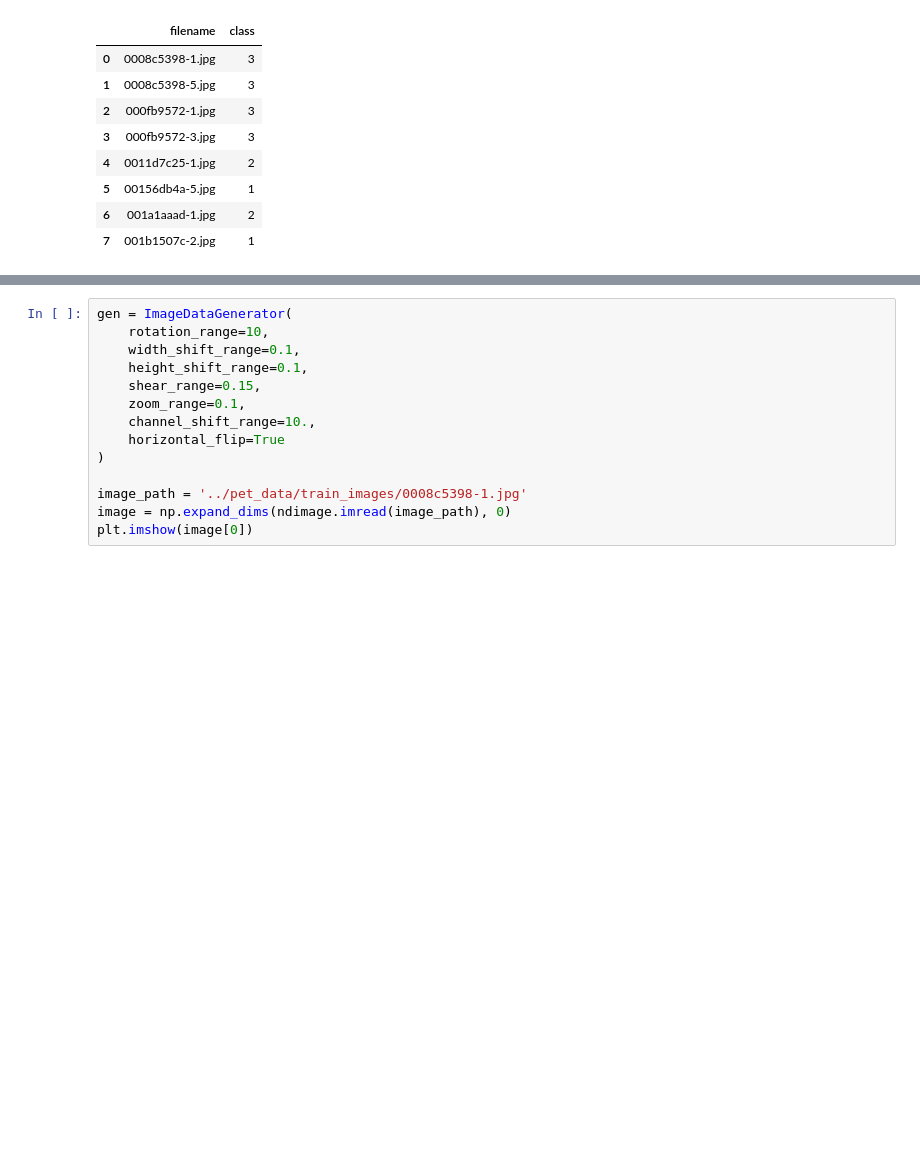
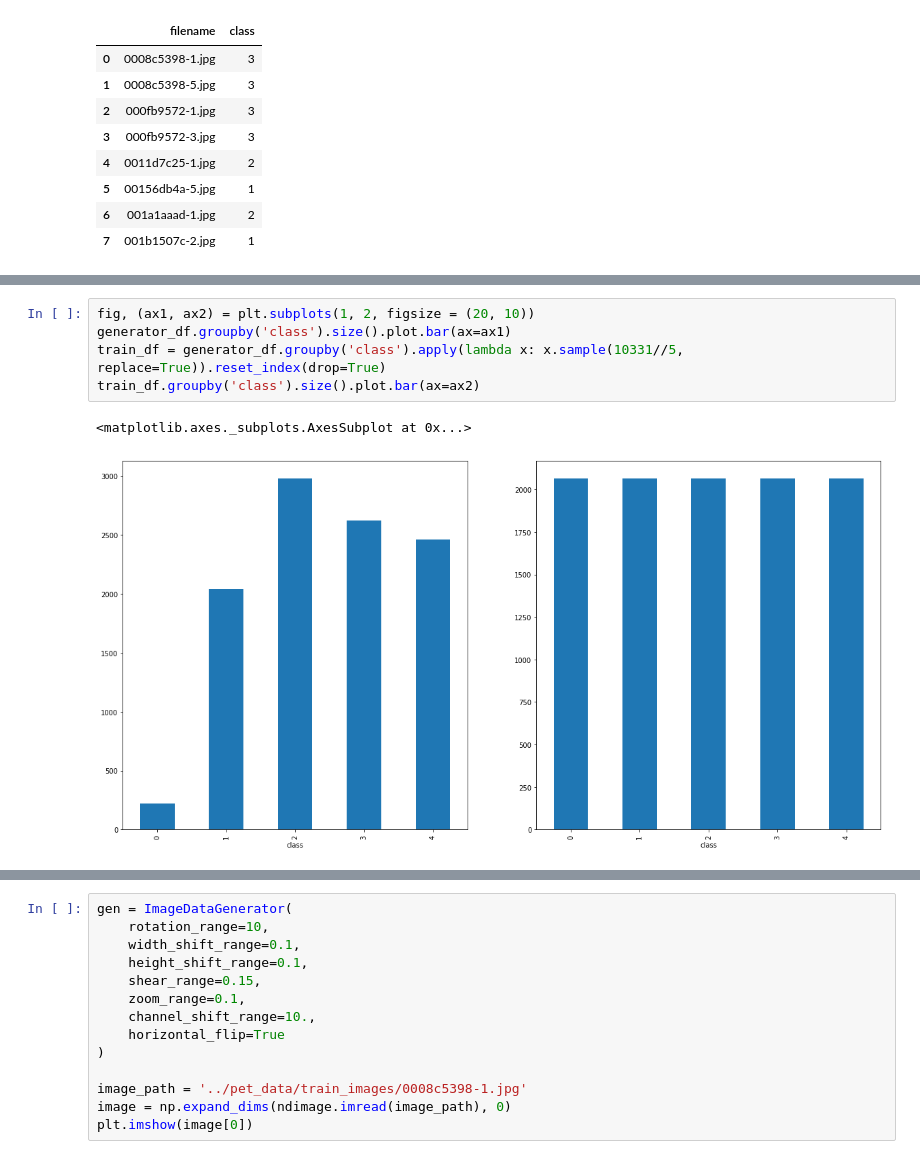
Before and after one commit to D-M-Moriarty/Pet-Adoption, a Jupyter notebook: notebooks/Pet Image Classification.ipynb, the cells around one changed output, grey strips where cells are left out. Cells and saved outputs as stored; diff of their text form; blank space fills up the shorter version.

```diff
--- a/notebooks/Pet Image Classification.ipynb
+++ b/notebooks/Pet Image Classification.ipynb
@@ -262,0 +272,8 @@ generator_df.head(8)
+# %%
+fig, (ax1, ax2) = plt.subplots(1, 2, figsize = (20, 10))
+generator_df.groupby('class').size().plot.bar(ax=ax1)
+train_df = generator_df.groupby('class').apply(lambda x: x.sample(10331//5, replace=True)).reset_index(drop=True)
+train_df.groupby('class').size().plot.bar(ax=ax2)
+# %% [output]
+<matplotlib.axes._subplots.AxesSubplot at 0x...>
+[figure, added]
```
Also changed, not shown: parts of 20 cells of this notebook, 1 other file.
